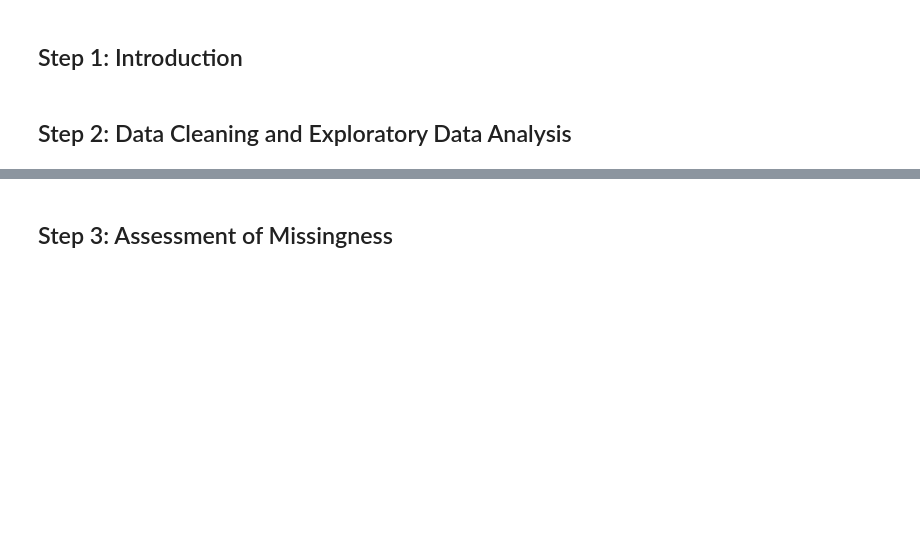
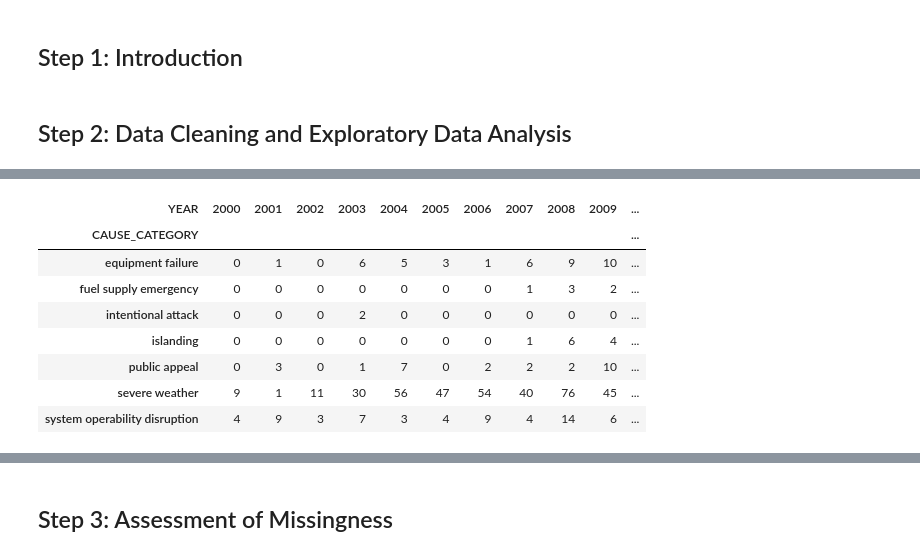
Before and after one commit to ajaganathan-coder/Power-Breakers, a Jupyter notebook: template.ipynb, the cells around one changed output, grey strips where cells are left out. Saved outputs shown, nothing was run; the diff lists cells and outputs as text; code cells hidden in the pictures; blank space fills up the shorter version.

```diff
--- a/template.ipynb
+++ b/template.ipynb
@@ -297,0 +300,23 @@ display_df(cause_category_byyear,
+# %%
+#Number of Outages by Year and Cause
+cause_category_byyear = outage_df.pivot_table(
+                                                index='CAUSE_CATEGORY',
+                                                columns='YEAR',
+                                                values='OUTAGE_DURATION_MINS',
+                                                aggfunc='count',
+                                                fill_value=0
+                                            )
+cause_category_byyear.assign(total=cause_category_byyear.sum(axis=1)).sort_values('total', ascending=False).drop(columns='total')
+display_df(cause_category_byyear,
+           rows=7,
+           cols = 17)
+# %% [output]
+| YEAR | 2000 | 2001 | 2002 | 2003 | 2004 | 2005 | 2006 | 2007 | 2008 | 2009 | ... |
+| CAUSE_CATEGORY |  |  |  |  |  |  |  |  |  |  | ... |
+| equipment failure | 0 | 1 | 0 | 6 | 5 | 3 | 1 | 6 | 9 | 10 | ... |
+| fuel supply emergency | 0 | 0 | 0 | 0 | 0 | 0 | 0 | 1 | 3 | 2 | ... |
+| intentional attack | 0 | 0 | 0 | 2 | 0 | 0 | 0 | 0 | 0 | 0 | ... |
+| islanding | 0 | 0 | 0 | 0 | 0 | 0 | 0 | 1 | 6 | 4 | ... |
+| public appeal | 0 | 3 | 0 | 1 | 7 | 0 | 2 | 2 | 2 | 10 | ... |
+| severe weather | 9 | 1 | 11 | 30 | 56 | 47 | 54 | 40 | 76 | 45 | ... |
+| system operability disruption | 4 | 9 | 3 | 7 | 3 | 4 | 9 | 4 | 14 | 6 | ... |
```
Also changed, not shown: parts of 39 cells of this notebook.
